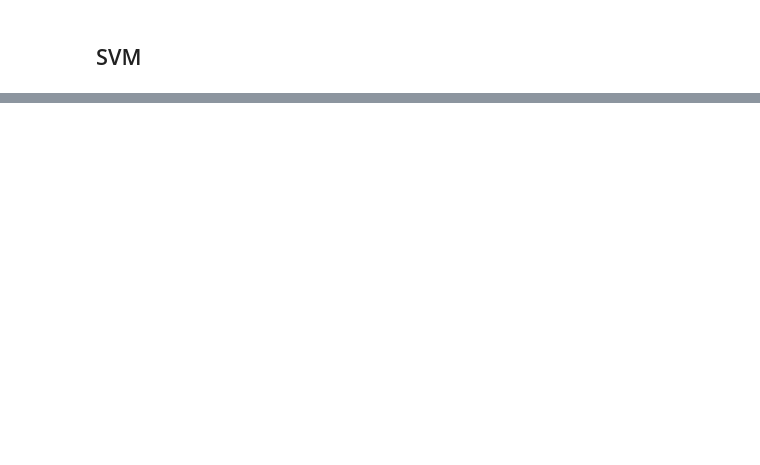
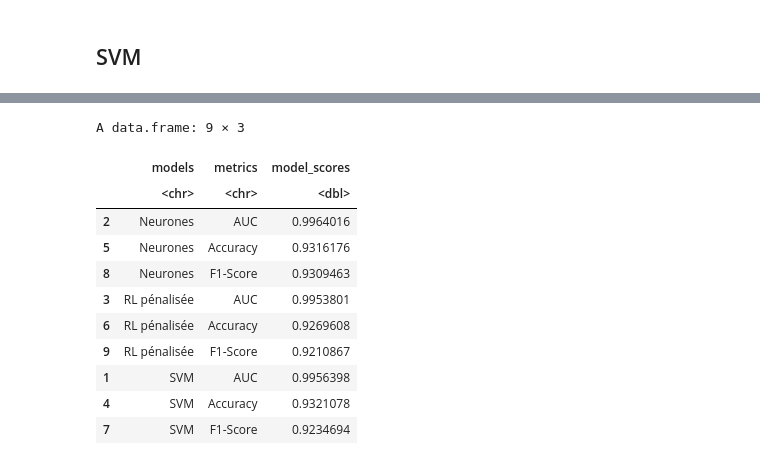
Before and after one commit to RomainDudoit/M2_Projet_Data_Mining_ah_pine, a Jupyter notebook: Code_Notebook.ipynb, the cells around one changed output, grey strips where cells are left out. Cells and saved outputs as stored; diff of their text form; code cells hidden in the pictures; blank space fills up the shorter version.

```diff
--- a/Code_Notebook.ipynb
+++ b/Code_Notebook.ipynb
@@ -528,0 +549,17 @@ Multi-class area under the curve: 0.9967
+# %%
+comparaison = data.frame(models,metrics,model_scores)
+comparaison = comparaison[order(models),]
+comparaison
+# %% [output]
+A data.frame: 9 × 3
+|  | models | metrics | model_scores |
+|  | <chr> | <chr> | <dbl> |
+| 2 | Neurones | AUC | 0.9964016 |
+| 5 | Neurones | Accuracy | 0.9316176 |
+| 8 | Neurones | F1-Score | 0.9309463 |
+| 3 | RL pénalisée | AUC | 0.9953801 |
+| 6 | RL pénalisée | Accuracy | 0.9269608 |
+| 9 | RL pénalisée | F1-Score | 0.9210867 |
+| 1 | SVM | AUC | 0.9956398 |
+| 4 | SVM | Accuracy | 0.9321078 |
+| 7 | SVM | F1-Score | 0.9234694 |
```
Also changed, not shown: parts of 29 cells of this notebook.
